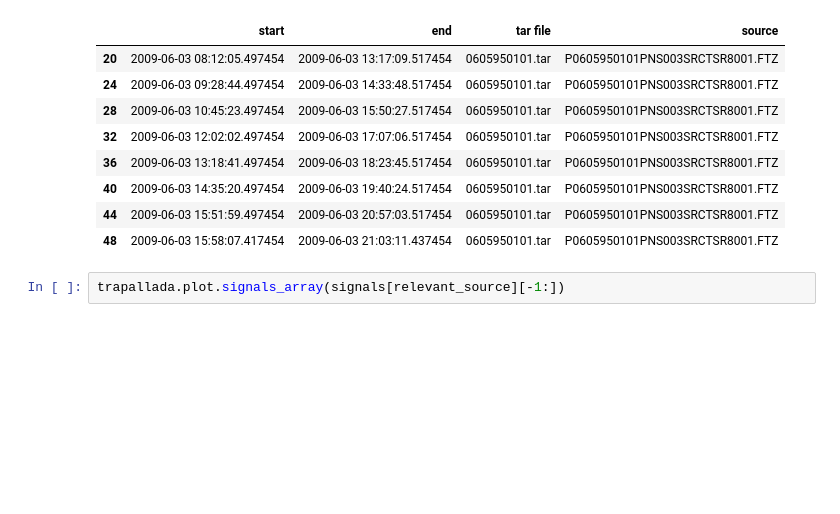
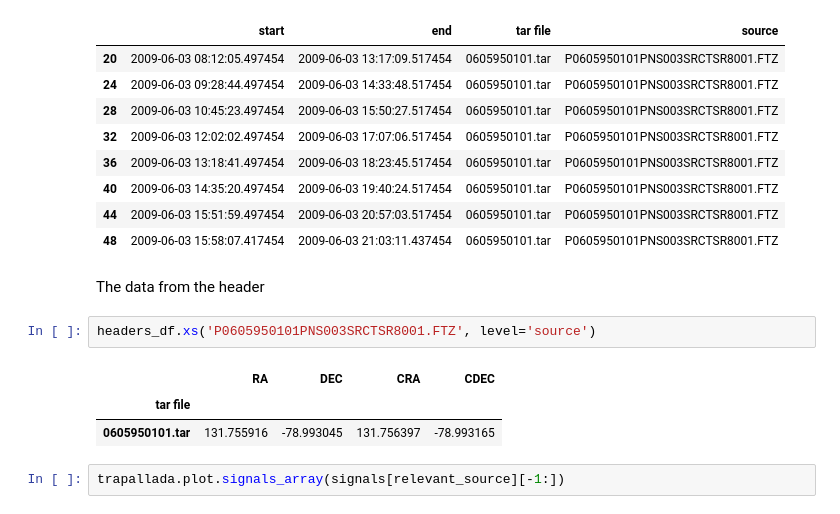
Before and after one commit to manuvazquez/VAEonXMM, a Jupyter notebook: nbs/xsa_util.ipynb, the cells around one changed output. Saved outputs shown, nothing was run; the diff lists cells and outputs as text; blank space fills up the shorter version.

```diff
--- a/nbs/xsa_util.ipynb
+++ b/nbs/xsa_util.ipynb
@@ -329,6 +366,14 @@ metadata_df[relevant_source]
 | 40 | 2009-06-03 14:35:20.497454 | 2009-06-03 19:40:24.517454 | 0605950101.tar | P0605950101PNS003SRCTSR8001.FTZ |
 | 44 | 2009-06-03 15:51:59.497454 | 2009-06-03 20:57:03.517454 | 0605950101.tar | P0605950101PNS003SRCTSR8001.FTZ |
 | 48 | 2009-06-03 15:58:07.417454 | 2009-06-03 21:03:11.437454 | 0605950101.tar | P0605950101PNS003SRCTSR8001.FTZ |
+# %% [markdown]
+The data from the header
+# %%
+headers_df.xs('P0605950101PNS003SRCTSR8001.FTZ', level='source')
+# %% [output]
+|  | RA | DEC | CRA | CDEC |
+| tar file |  |  |  |  |
+| 0605950101.tar | 131.755916 | -78.993045 | 131.756397 | -78.993165 |
 # %%
 trapallada.plot.signals_array(signals[relevant_source][-1:])
 # %% [output]
```
Also changed, not shown: parts of 18 cells of this notebook, 5 other files.
